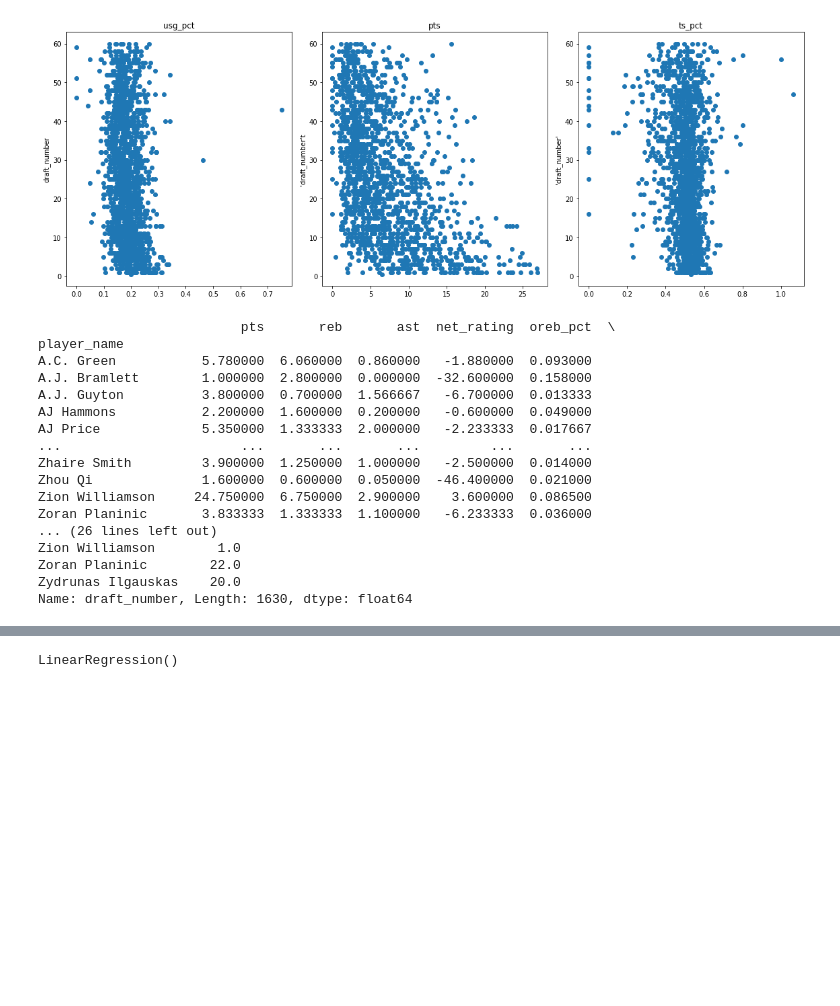
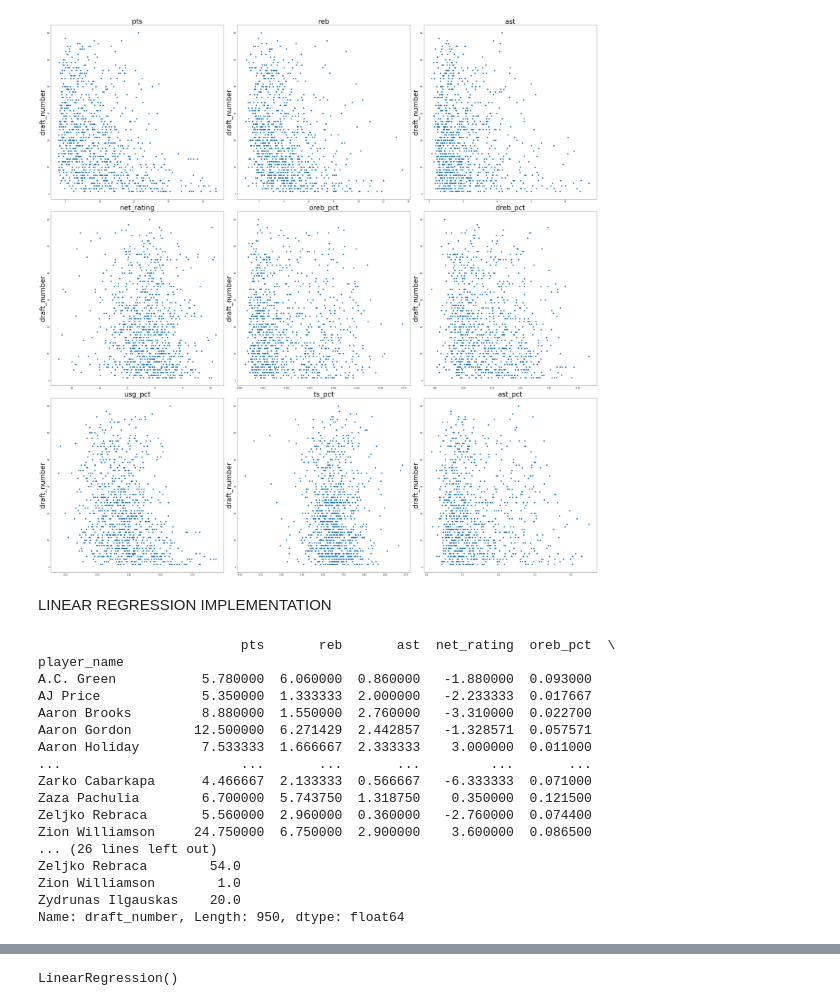
Before and after one commit to RafaSzl/NBA_players_analysis, a Jupyter notebook: nba_project.ipynb, the cells around one changed output, grey strips where cells are left out. Saved outputs shown, nothing was run; the diff lists cells and outputs as text; code cells hidden in the pictures; blank space fills up the shorter version.

Commit message:
change of .gitignore - added checking_jupyter_code.py, nba_project.ipynb - changed data cleaning section and modified descriptions, change name of dumped model, added it and deleted old one

```diff
--- a/nba_project.ipynb
+++ b/nba_project.ipynb
@@ -8,13 +10,16 @@ df = pd.read_csv('all_seasons_working.csv')
 # %%
-# Is there a correlation between draft number and player stats (pts, reb, ast, net_rating, usg_pct)?
-# Can we predict whit which number player was drafted using player career stats?
-
 # changing 'draft number' column from object type to int type
 df.draft_number = pd.to_numeric(df.draft_number, errors='coerce').fillna(0).astype(np.int64)
 # # group by name
 mean_val_players = df.groupby('player_name').mean()
-# dropping players with draft number not in range(1, 61) (we want to base on new form of draft where max draft number is 60)
+# dropping players with draft number not in range(1, 61) (we want to base on new form of draft where
+# max draft number is 60)
 drafted_players_grouped = mean_val_players[(mean_val_players['draft_number'] > 0) & (mean_val_players['draft_number'] < 61)]
+# choosing only players that have played decent amount of games during their careers (avg half a season
+# games played every year) and also choosing players that avg more than 4pts per game in a season
+# - this is due to lack of a column 'minutes played'. I want to avoid a situation where a player with
+# a lot of games played, was only 0-10 min on a court every game and his stats are lowered due to that.
+drafted_players_grouped = drafted_players_grouped[(drafted_players_grouped['gp'] > 41) & (drafted_players_grouped['pts'] > 4)]
 drafted_players_grouped
 # %% [output]
 |  | Unnamed: 0 | age | player_height | player_weight | draft_number | gp | pts | reb | ... |
@@ -34,20 +39,47 @@ drafted_players_grouped
 # %%
-fig,axes = plt.subplots(nrows=1,ncols=3,figsize=(16,6))
+fig,axes = plt.subplots(nrows=3,ncols=3,figsize=(40,40))
 
-axes[0].plot(drafted_players_grouped['usg_pct'],drafted_players_grouped['draft_number'],'o')
-axes[0].set_ylabel("draft_number")
-axes[0].set_title("usg_pct")
+axes[0, 0].plot(drafted_players_grouped['pts'],drafted_players_grouped['draft_number'],'o')
+axes[0, 0].set_title("pts", fontsize=35)
+axes[0, 0].set_ylabel("draft_number", fontsize=35)
 
-axes[1].plot(drafted_players_grouped['pts'],drafted_players_grouped['draft_number'],'o')
-axes[1].set_title("pts")
-axes[1].set_ylabel("'draft_number't")
+axes[0,1].plot(drafted_players_grouped['reb'],drafted_players_grouped['draft_number'],'o')
+axes[0,1].set_title("reb", fontsize=35)
+axes[0,1].set_ylabel('draft_number', fontsize=35)
 
-axes[2].plot(drafted_players_grouped['ts_pct'],drafted_players_grouped['draft_number'],'o')
-axes[2].set_title("ts_pct");
-axes[2].set_ylabel("'draft_number'")
+axes[0,2].plot(drafted_players_grouped['ast'],drafted_players_grouped['draft_number'],'o')
+axes[0,2].set_title("ast", fontsize=35);
+axes[0,2].set_ylabel('draft_number', fontsize=35)
+
+axes[1,0].plot(drafted_players_grouped['net_rating'],drafted_players_grouped['draft_number'],'o')
+axes[1,0].set_title("net_rating", fontsize=35);
+axes[1,0].set_ylabel('draft_number', fontsize=35)
+
+axes[1,1].plot(drafted_players_grouped['oreb_pct'],drafted_players_grouped['draft_number'],'o')
+axes[1,1].set_title("oreb_pct", fontsize=35);
+axes[1,1].set_ylabel('draft_number', fontsize=35)
+
+axes[1,2].plot(drafted_players_grouped['dreb_pct'],drafted_players_grouped['draft_number'],'o')
+axes[1,2].set_title("dreb_pct", fontsize=35);
+axes[1,2].set_ylabel('draft_number', fontsize=35)
+
+axes[2,0].plot(drafted_players_grouped['usg_pct'],drafted_players_grouped['draft_number'],'o')
+axes[2,0].set_title("usg_pct", fontsize=35);
+axes[2,0].set_ylabel('draft_number', fontsize=35)
+
+axes[2,1].plot(drafted_players_grouped['ts_pct'],drafted_players_grouped['draft_number'],'o')
+axes[2,1].set_title("ts_pct", fontsize=35);
+axes[2,1].set_ylabel('draft_number', fontsize=35)
+
+axes[2,2].plot(drafted_players_grouped['ast_pct'],drafted_players_grouped['draft_number'],'o')
+axes[2,2].set_title("ast_pct", fontsize=35);
+axes[2,2].set_ylabel('draft_number', fontsize=35)
+
 plt.tight_layout();
 # %% [output]
-[figure, old version]
+[figure, new version]
+# %% [markdown]
+LINEAR REGRESSION IMPLEMENTATION
 # %%
 # separate into features and labels so we will create 2 matrixes
 # features - remaining columns that are not your label column
@@ -68,20 +100,20 @@ X_train, X_test, y_train, y_test = train_test_split(X, y, test_size=0.3, random_
                           pts       reb       ast  net_rating  oreb_pct  \
 player_name
 A.C. Green           5.780000  6.060000  0.860000   -1.880000  0.093000
-A.J. Bramlett        1.000000  2.800000  0.000000  -32.600000  0.158000
-A.J. Guyton          3.800000  0.700000  1.566667   -6.700000  0.013333
-AJ Hammons           2.200000  1.600000  0.200000   -0.600000  0.049000
 AJ Price             5.350000  1.333333  2.000000   -2.233333  0.017667
+Aaron Brooks         8.880000  1.550000  2.760000   -3.310000  0.022700
+Aaron Gordon        12.500000  6.271429  2.442857   -1.328571  0.057571
+Aaron Holiday        7.533333  1.666667  2.333333    3.000000  0.011000
 ...                       ...       ...       ...         ...       ...
-Zhaire Smith         3.900000  1.250000  1.000000   -2.500000  0.014000
-Zhou Qi              1.600000  0.600000  0.050000  -46.400000  0.021000
+Zarko Cabarkapa      4.466667  2.133333  0.566667   -6.333333  0.071000
+Zaza Pachulia        6.700000  5.743750  1.318750    0.350000  0.121500
+Zeljko Rebraca       5.560000  2.960000  0.360000   -2.760000  0.074400
 Zion Williamson     24.750000  6.750000  2.900000    3.600000  0.086500
-Zoran Planinic       3.833333  1.333333  1.100000   -6.233333  0.036000
 ... (26 lines left out)
+Zeljko Rebraca        54.0
 Zion Williamson        1.0
-Zoran Planinic        22.0
 Zydrunas Ilgauskas    20.0
-Name: draft_number, Length: 1630, dtype: float64
+Name: draft_number, Length: 950, dtype: float64
 # %%
 X_test
 # %% [output]
```
Also changed, not shown: parts of 36 cells of this notebook, 3 other files.
